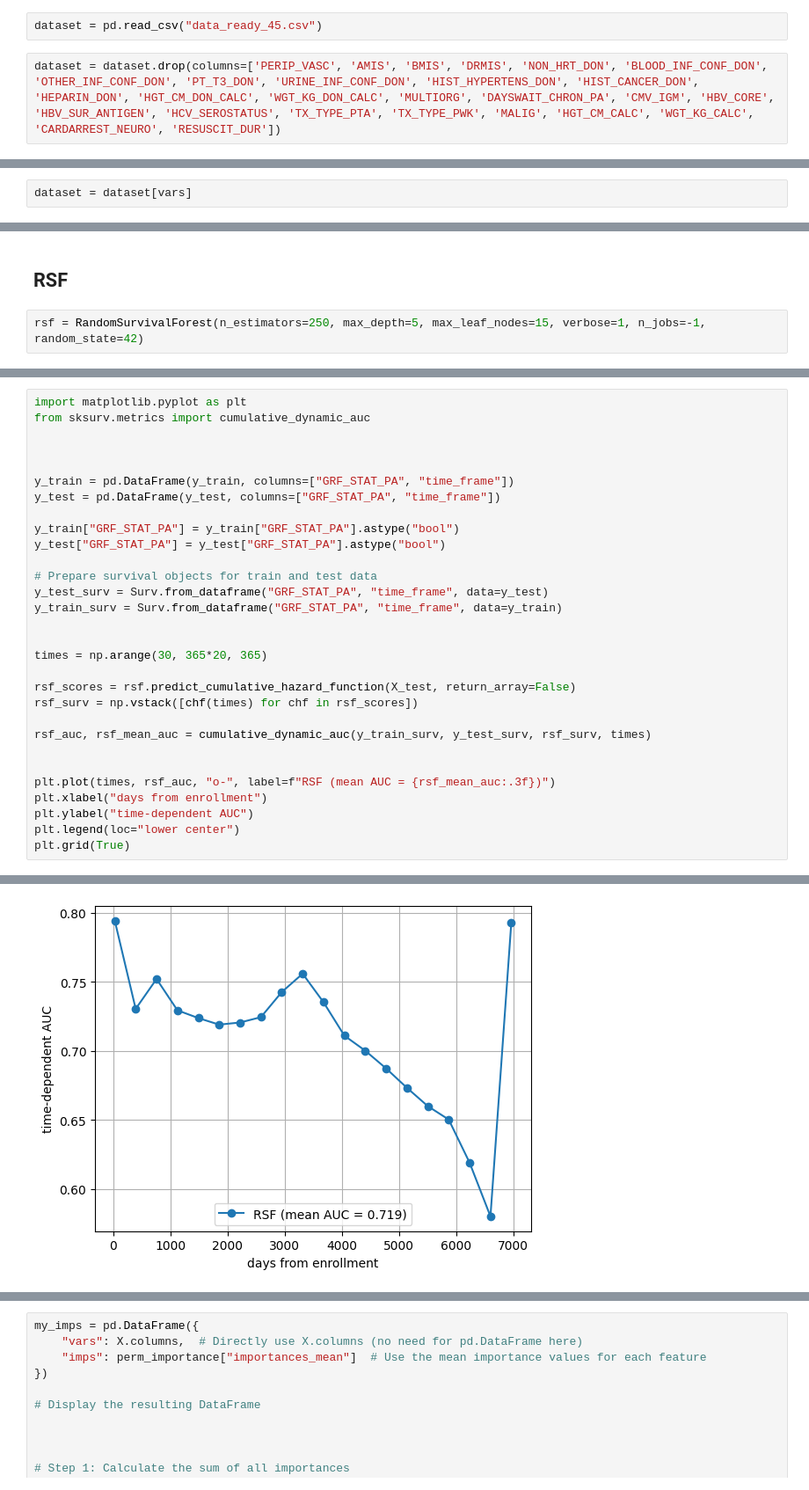
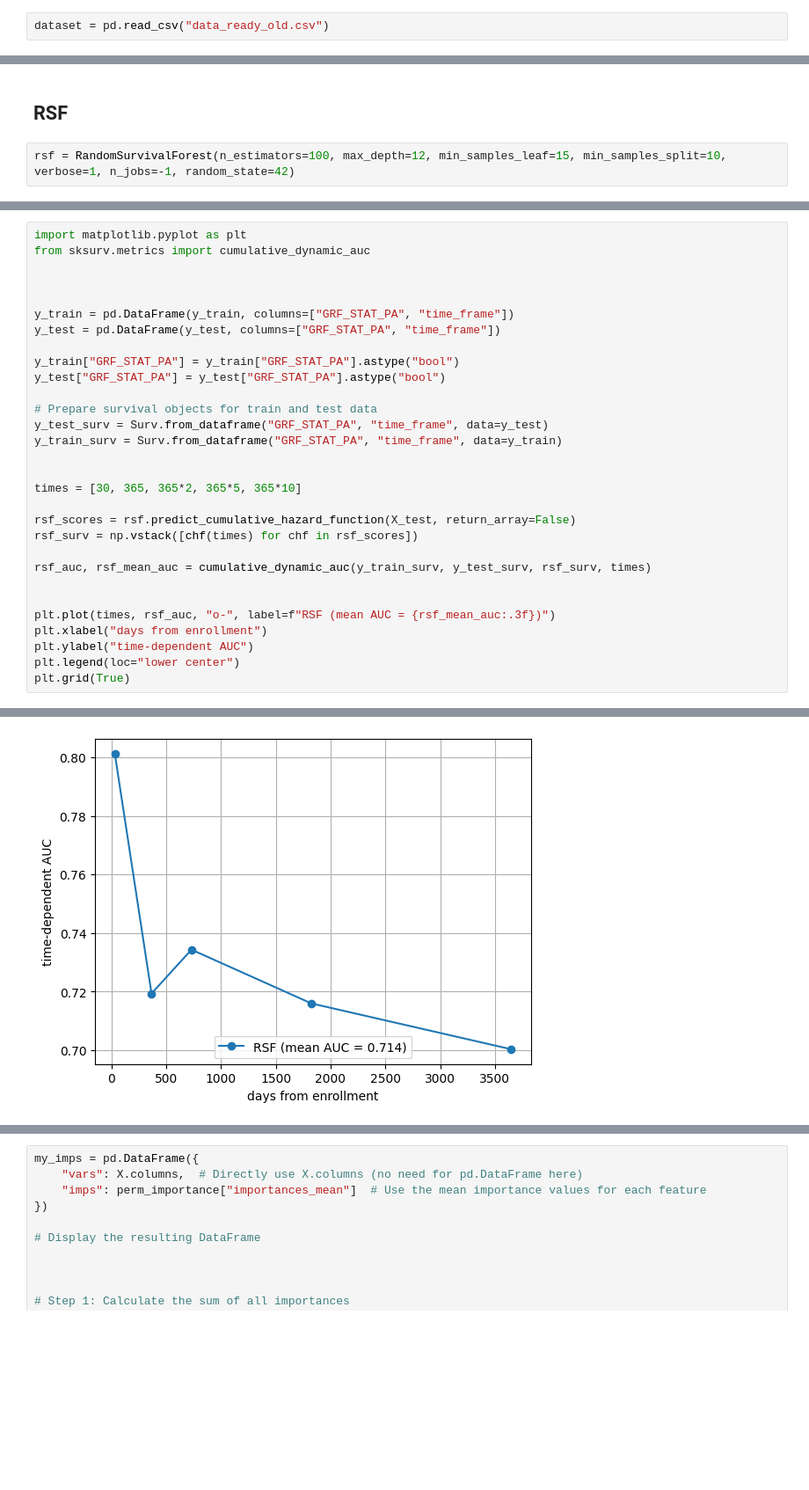
Before and after one commit to omaralt4/KIDPAN_WORK, a Jupyter notebook: SURVIVAL_CURVE.ipynb, the cells around one changed output, grey strips where cells are left out. Shown at 88% size. Cells and saved outputs as stored; diff of their text form; blank space fills up the shorter version.

Commit message:
fixed issues with brier score, also using old data

```diff
--- a/SURVIVAL_CURVE.ipynb
+++ b/SURVIVAL_CURVE.ipynb
@@ -6,6 +6,4 @@ from sksurv.util import Surv
 import pandas as pd
 import numpy as np
 # %%
-dataset = pd.read_csv("data_ready_45.csv")
+dataset = pd.read_csv("data_ready_old.csv")
-# %%
-dataset = dataset.drop(columns=['PERIP_VASC', 'AMIS', 'BMIS', 'DRMIS', 'NON_HRT_DON', 'BLOOD_INF_CONF_DON', 'OTHER_INF_CONF_DON', 'PT_T3_DON', 'URINE_INF_CONF_DON', 'HIST_HYPERTENS_DON', 'HIST_CANCER_DON', 'HEPARIN_DON', 'HGT_CM_DON_CALC', 'WGT_KG_DON_CALC', 'MULTIORG', 'DAYSWAIT_CHRON_PA', 'CMV_IGM', 'HBV_CORE', 'HBV_SUR_ANTIGEN', 'HCV_SEROSTATUS', 'TX_TYPE_PTA', 'TX_TYPE_PWK', 'MALIG', 'HGT_CM_CALC', 'WGT_KG_CALC', 'CARDARREST_NEURO', 'RESUSCIT_DUR'])
@@ -16,5 +10,3 @@ vars = ['ORGAN_isKP', 'MED_COND_TRR_is3', 'AGE', 'CREAT_TRR', 'BMI_CALC', 'NPPAN
-# %%
-dataset = dataset[vars]
 # %%
 data_cox = dataset.copy()
 data_kp = dataset.copy()
@@ -32,7 +24,7 @@ X_train, X_test, y_train, y_test = train_test_split(X, y, test_size=0.2, stratif
 # %% [markdown]
 ## RSF
 # %%
-rsf = RandomSurvivalForest(n_estimators=250, max_depth=5, max_leaf_nodes=15, verbose=1, n_jobs=-1, random_state=42)
+rsf = RandomSurvivalForest(n_estimators=100, max_depth=12, min_samples_leaf=15, min_samples_split=10, verbose=1, n_jobs=-1, random_state=42)
 # %%
 rsf.fit(X_train, y_train)
 # %% [output]
@@ -69,7 +58,7 @@ y_test_surv = Surv.from_dataframe("GRF_STAT_PA", "time_frame", data=y_test)
 y_train_surv = Surv.from_dataframe("GRF_STAT_PA", "time_frame", data=y_train)
 
 
-times = np.arange(30, 365*20, 365)
+times = [30, 365, 365*2, 365*5, 365*10]
 
 rsf_scores = rsf.predict_cumulative_hazard_function(X_test, return_array=False)
 rsf_surv = np.vstack([chf(times) for chf in rsf_scores])
@@ -90 +78 @@ plt.grid(True)
-[figure, old version]
+[figure, new version]
```
Also changed, not shown: parts of 8 cells of this notebook, 1 other file.
